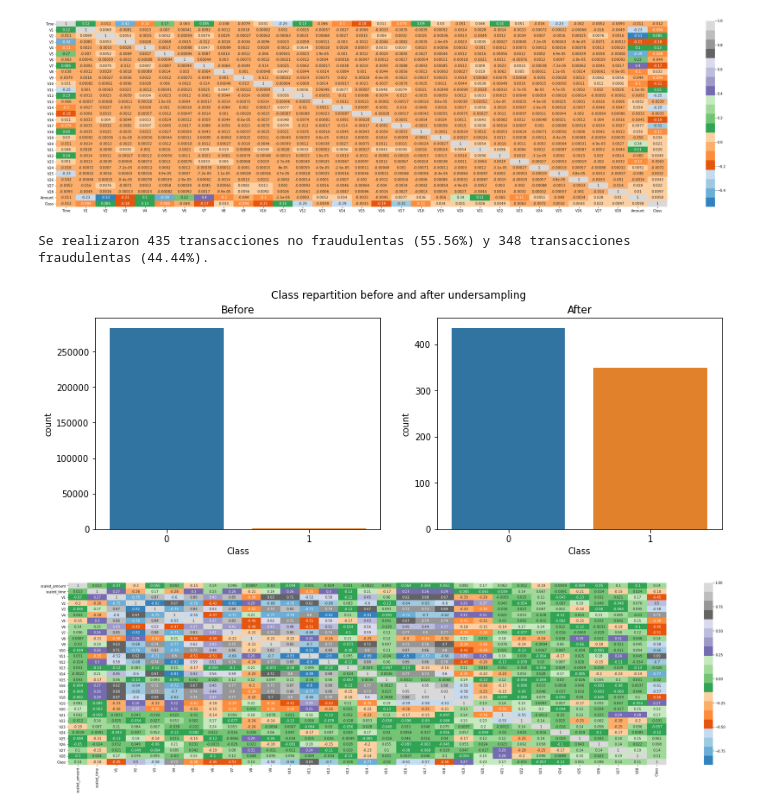
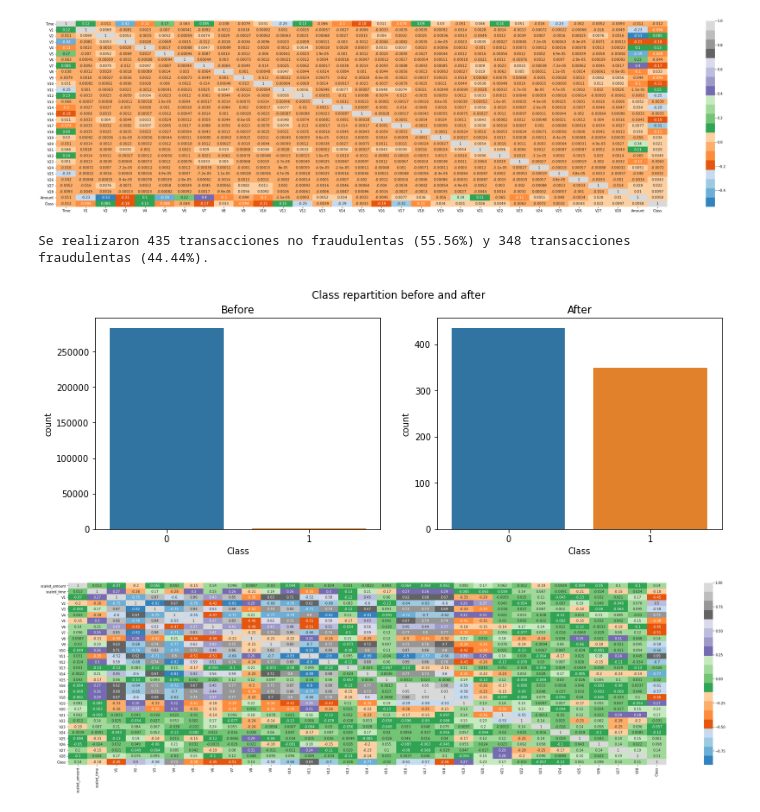
Before and after one commit to alu0101224084/TID-group4, a Jupyter notebook: Proyecto/notebook_credit_card.ipynb, the cells around one changed output. Saved outputs shown, nothing was run; the diff lists cells and outputs as text; code cells hidden in the pictures.

```diff
--- a/Proyecto/notebook_credit_card.ipynb
+++ b/Proyecto/notebook_credit_card.ipynb
@@ -133,35 +133,35 @@ def downsample(dataset):
 
     cols = dataset.columns.tolist()
     cols = [c for c in cols if c not in ["Class"]]
     target = "Class"
 
     #define X and Y
     X = dataset[cols]
     y = dataset[target]
 
     #undersample
     X_under, y_under = undersample.fit_resample(X, y)
     return X_under, y_under
 
 def showClassDifferences(original_df, final_df):
     fig, axs = plt.subplots(ncols=2, figsize=(13,4.5))
     sn.countplot(x="Class", data=original_df, ax=axs[0])
     sn.countplot(x="Class", data=final_df, ax=axs[1])
-    fig.suptitle("Class repartition before and after undersampling")
+    fig.suptitle("Class repartition before and after")
     a1=fig.axes[0]
     a1.set_title("Before")
     a2=fig.axes[1]
     a2.set_title("After")
 
 X_under, y_under = downsample(train_dataset)
 downsampled_train_y = pd.DataFrame(y_under, columns = ['Class'])
 downsampled_train_dataset = pd.concat([X_under, y_under], axis=1)
 
 showClassDifferences(cc_df, downsampled_train_y)
 compareFraudTransactions(downsampled_train_y)
 # %% [output]
 Se realizaron 435 transacciones no fraudulentas (55.56%) y 348 transacciones fraudulentas (44.44%).
-[figure, old version]
+[figure, new version]
 # %%
 showCorrelationMatrix(downsampled_train_dataset)
 # %% [output]
```
Also changed, not shown: parts of 1 cell of this notebook.
